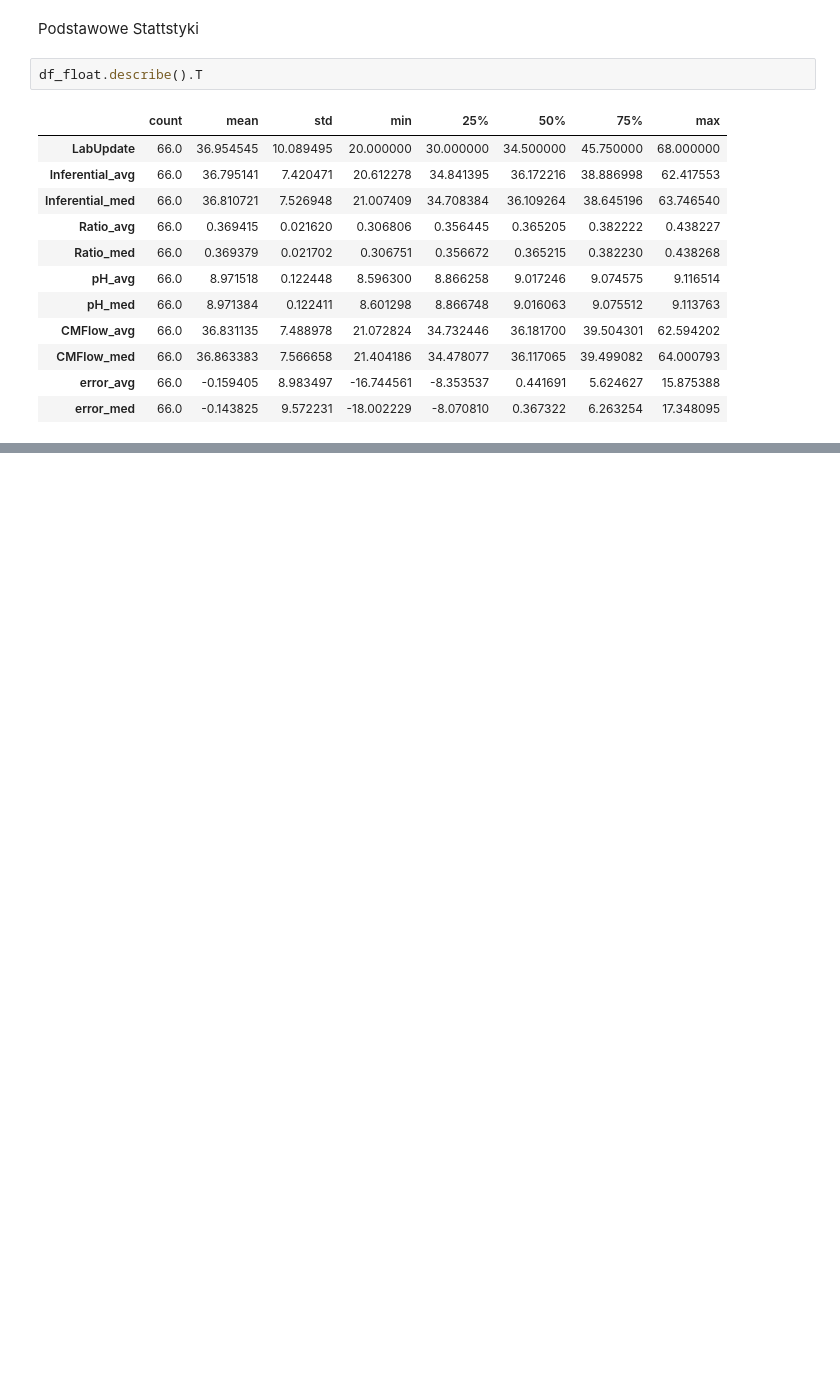
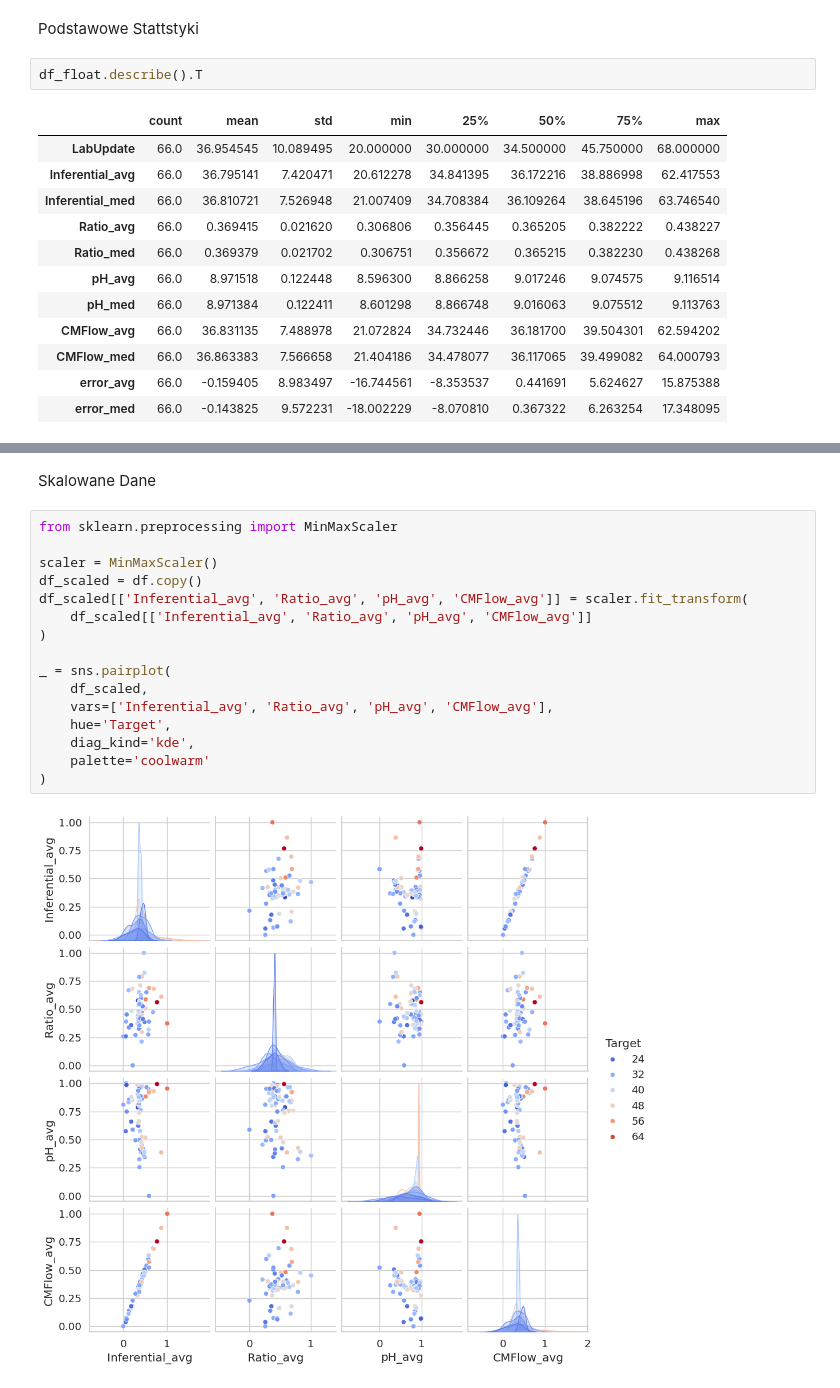
Before and after one commit to Marcin19721205/Timeseries_Data_Processing_Basic, a Jupyter notebook: InferentialDS1_extracted.ipynb, the cells around one changed output, grey strips where cells are left out. Cells and saved outputs as stored; diff of their text form; blank space fills up the shorter version.

```diff
--- a/InferentialDS1_extracted.ipynb
+++ b/InferentialDS1_extracted.ipynb
@@ -1106,0 +377,20 @@ print(f"📄 CSV:   {csv_path}")
+# %% [markdown]
+Skalowane Dane
+# %%
+from sklearn.preprocessing import MinMaxScaler
+
+scaler = MinMaxScaler()
+df_scaled = df.copy()
+df_scaled[['Inferential_avg', 'Ratio_avg', 'pH_avg', 'CMFlow_avg']] = scaler.fit_transform(
+    df_scaled[['Inferential_avg', 'Ratio_avg', 'pH_avg', 'CMFlow_avg']]
+)
+
+_ = sns.pairplot(
+    df_scaled,
+    vars=['Inferential_avg', 'Ratio_avg', 'pH_avg', 'CMFlow_avg'],
+    hue='Target',
+    diag_kind='kde',
+    palette='coolwarm'
+)
+# %% [output]
+[figure, added]
```
Also changed, not shown: parts of 47 cells of this notebook.
